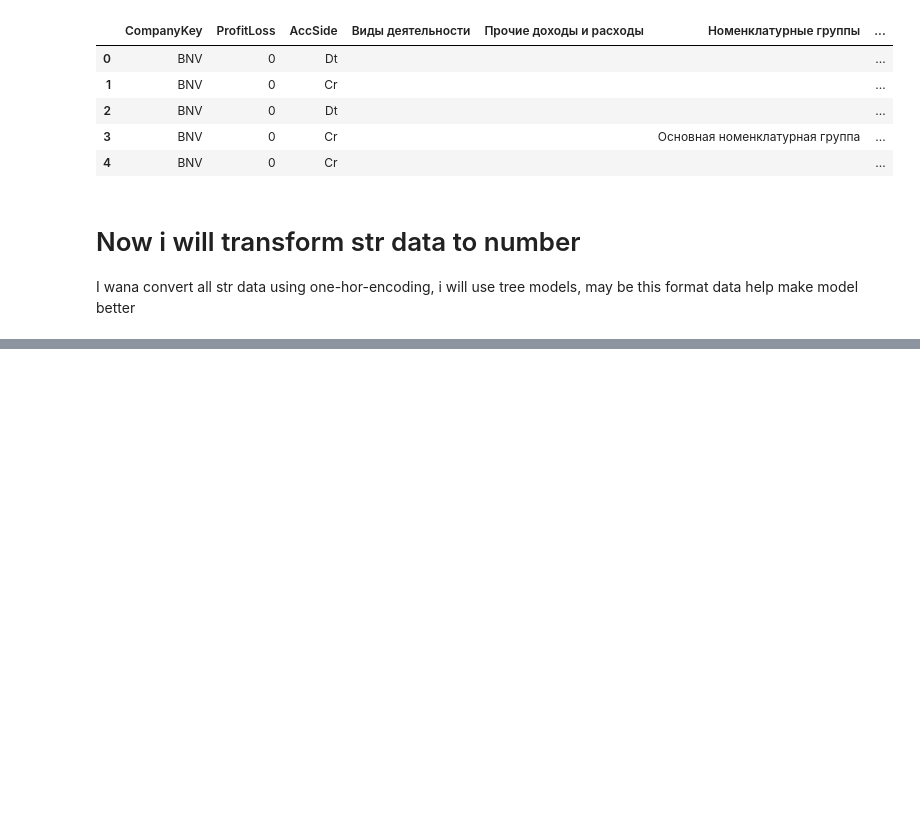
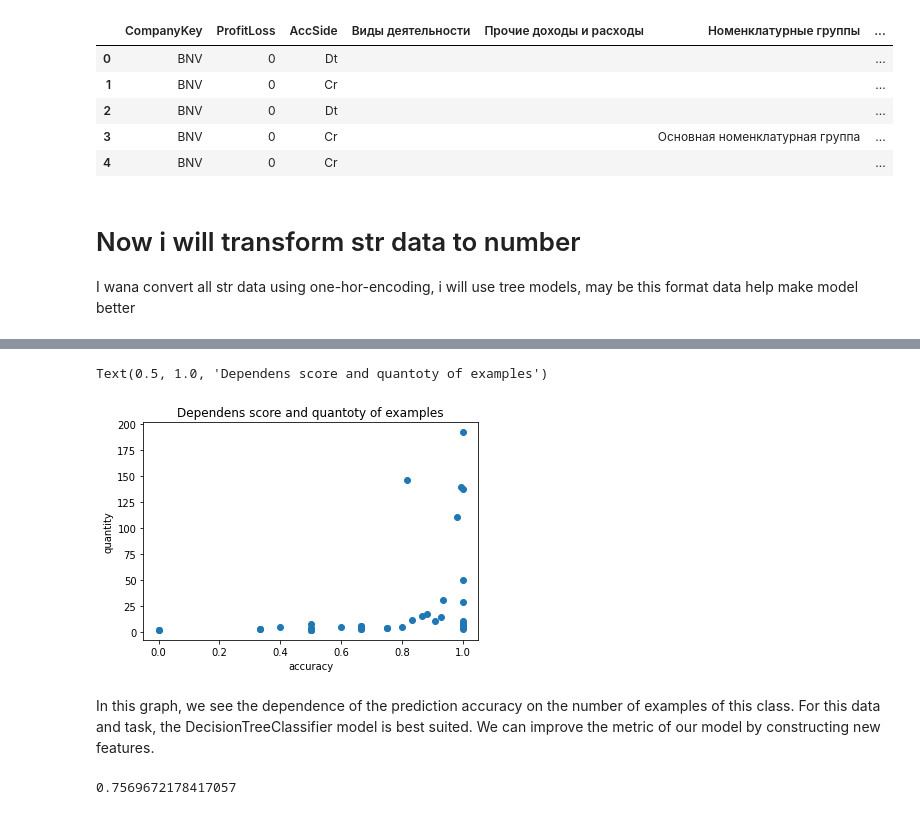
Before and after one commit to VladimirKrutko/SQL-ml, a Jupyter notebook: model.ipynb, the cells around one changed output, grey strips where cells are left out. Saved outputs shown, nothing was run; the diff lists cells and outputs as text; code cells hidden in the pictures; blank space fills up the shorter version.

Commit message:
finish model

```diff
--- a/model.ipynb
+++ b/model.ipynb
@@ -239,0 +301,15 @@ AttributeError: 'Series' object has no attribute 'sorted'
+# %%
+index_dict = {}
+for unic in unic_y:
+    index_dict[unic]  = df_y_test[df_y_test.TargetKey==unic].index
+# %%
+pred_dict ={}
+for y_val, y_index in zip(index_dict.keys(), index_dict.values()):
+    X_for_pred=X_test[X_test.index.isin(y_index)]
+    pred = dec_tree.predict(X_for_pred)
+    pred_dict[y_val] = pred
+# %%
+metrics_dict ={}
+for y_true, y_pred in zip(pred_dict.keys(), pred_dict.values()):
+    res = list(y_pred).count(y_true)
+    metrics_dict[y_true] = res/len(y_pred)
@@ -239,0 +336,16 @@ AttributeError: 'Series' object has no attribute 'sorted'
+# %%
+ for_plot_len = [len(i) for i in pred_dict.values()]
+# %%
+plt.scatter(list(metrics_dict.values()), for_plot_len)
+plt.xlabel('accuracy')
+plt.ylabel('quantity')
+plt.title('Dependens score and quantoty of examples')
+# %% [output]
+Text(0.5, 1.0, 'Dependens score and quantoty of examples')
+[figure, added]
+# %% [markdown]
+In this graph, we see the dependence of the prediction accuracy on the number of examples of this class. For this data and task, the DecisionTreeClassifier model is best suited. We can improve the metric of our model by constructing new features.
+# %%
+np.mean(list(metrics_dict.values()))
+# %% [output]
+0.7569672178417057
```
Also changed, not shown: parts of 103 cells of this notebook.
